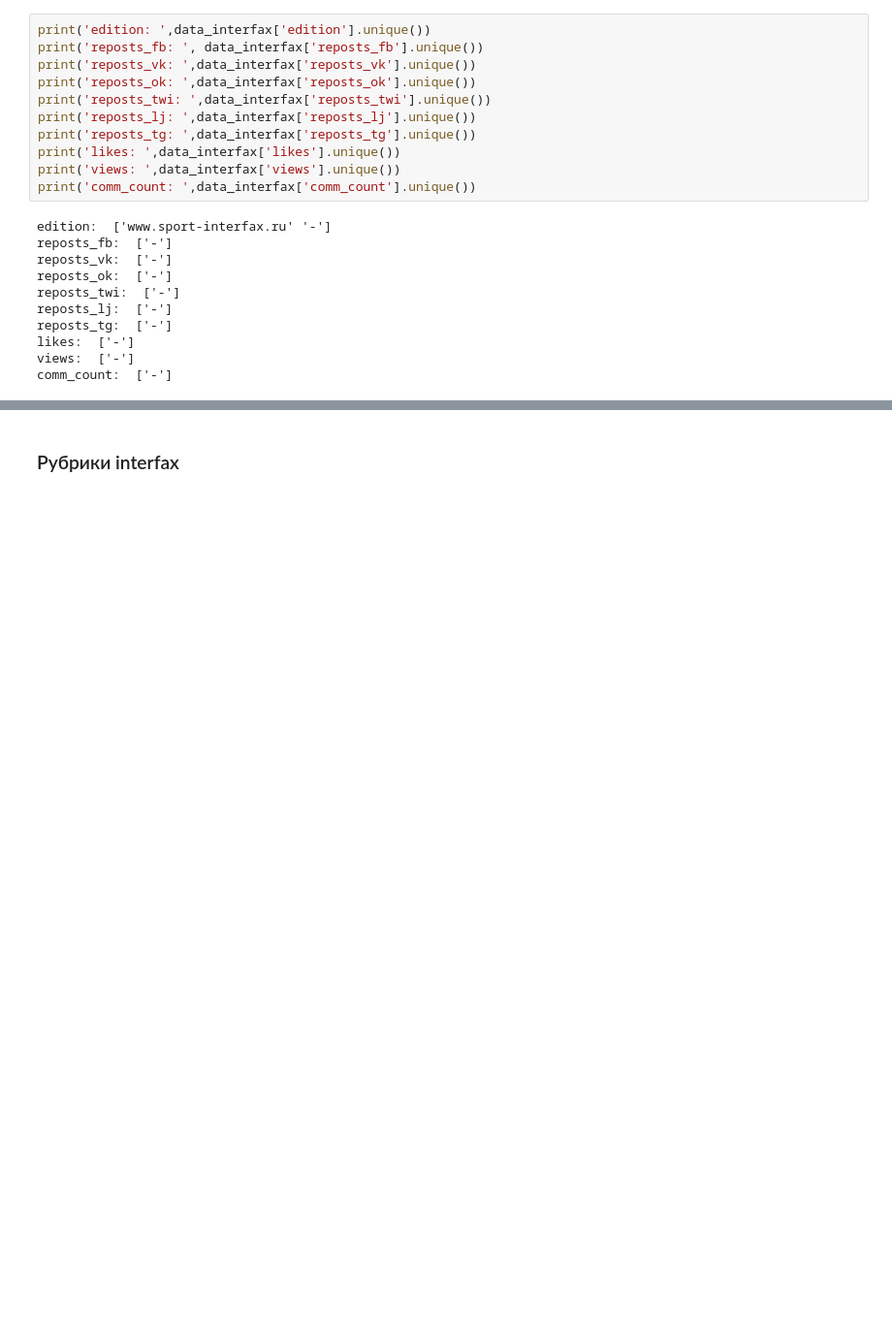
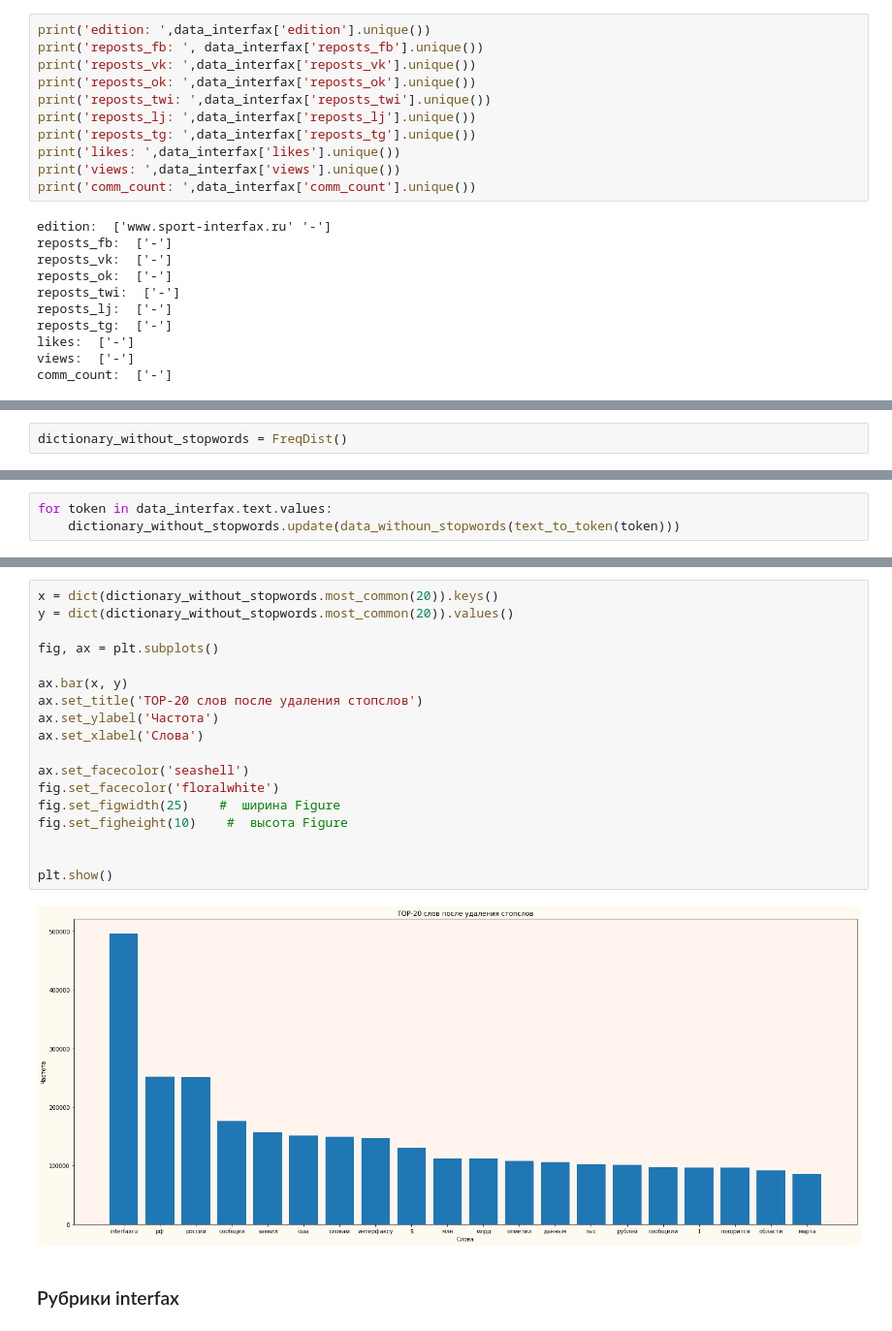
Before and after one commit to vetedde/proj_news_viz, a Jupyter notebook: analysis/news_source_analysis_interfax.ipynb, the cells around one changed output, grey strips where cells are left out. Shown: that part at 97% size. Saved outputs shown, nothing was run; the diff lists cells and outputs as text; blank space fills up the shorter version.

```diff
--- a/analysis/news_source_analysis_interfax.ipynb
+++ b/analysis/news_source_analysis_interfax.ipynb
@@ -152,0 +298,2 @@ comm_count:  ['-']
+# %%
+dictionary_without_stopwords = FreqDist()
@@ -152,0 +307,3 @@ comm_count:  ['-']
+# %%
+for token in data_interfax.text.values:
+    dictionary_without_stopwords.update(data_withoun_stopwords(text_to_token(token)))
@@ -153,3 +378,23 @@ comm_count:  ['-']
+# %%
+x = dict(dictionary_without_stopwords.most_common(20)).keys()
+y = dict(dictionary_without_stopwords.most_common(20)).values()
+
+fig, ax = plt.subplots()
+
+ax.bar(x, y)
+ax.set_title('TOP-20 слов после удаления стопслов')
+ax.set_ylabel('Частота')
+ax.set_xlabel('Слова')
+
+ax.set_facecolor('seashell')
+fig.set_facecolor('floralwhite')
+fig.set_figwidth(25)    #  ширина Figure
+fig.set_figheight(10)    #  высота Figure
+
+
+plt.show()
+# %% [output]
+[figure, added]
 # %% [markdown]
 ### Рубрики interfax
 # %%
```
Also changed, not shown: parts of 46 cells of this notebook, 4 other files.
